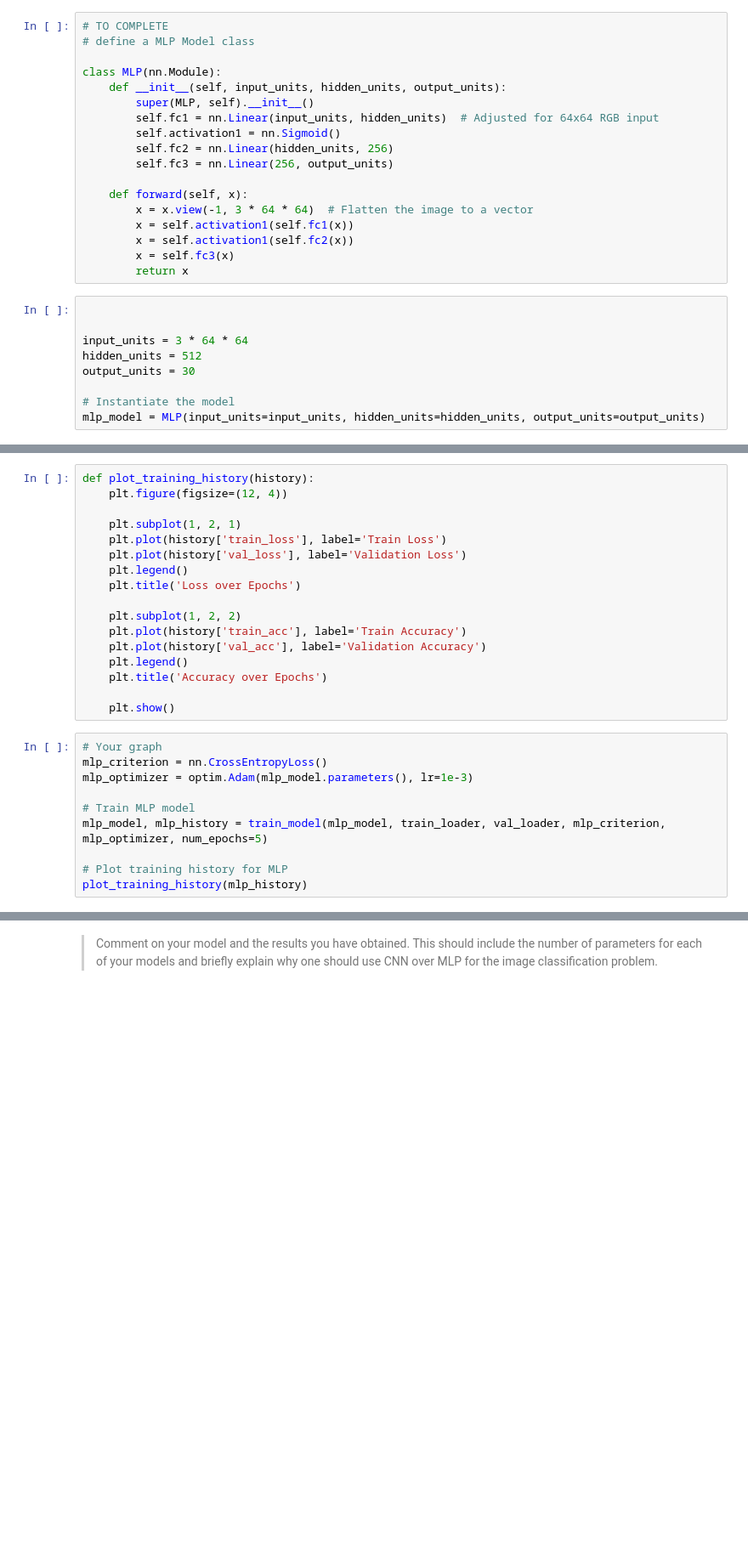
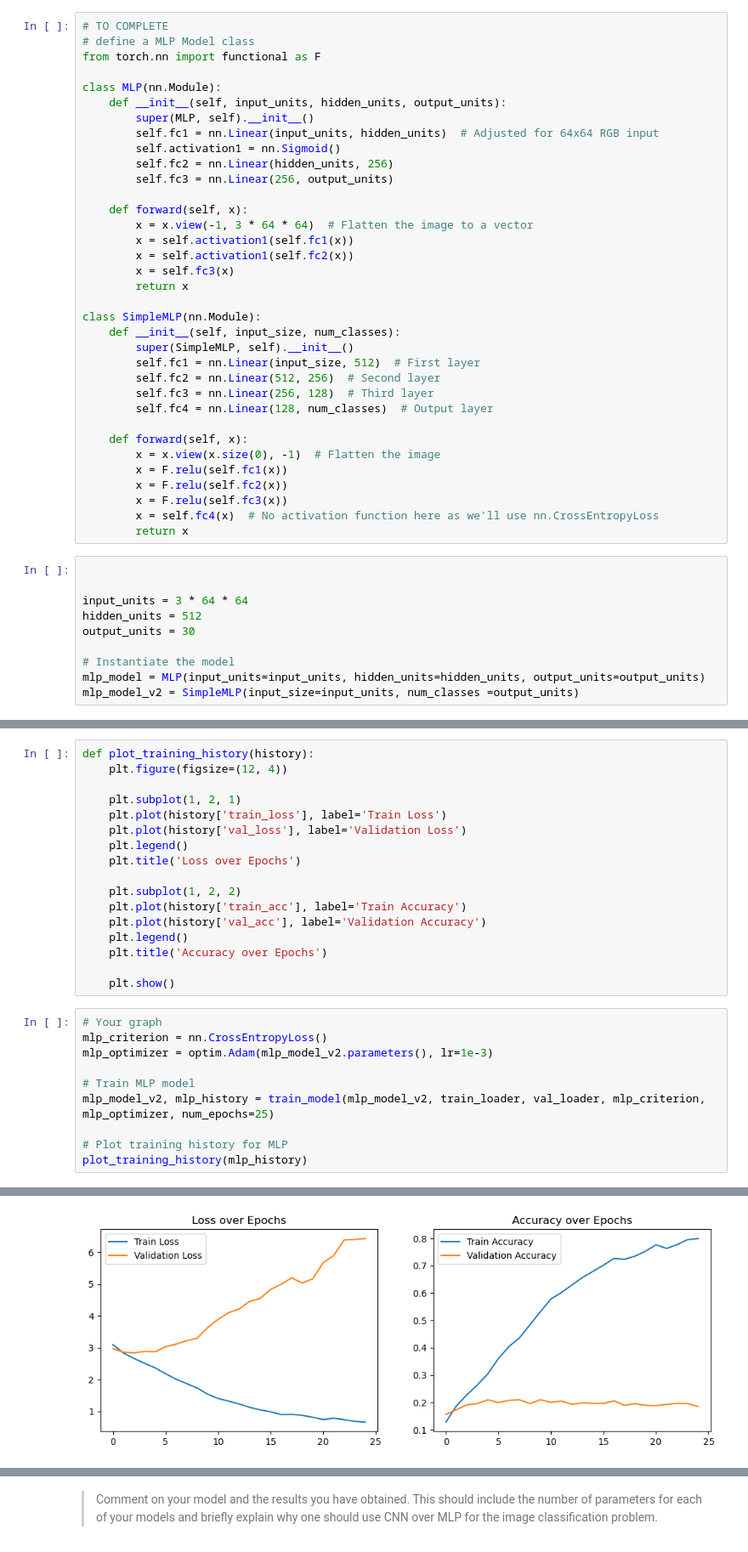
Before and after one commit to assh/dl_assessment2, a Jupyter notebook: COMP5625M_assessment2024_problem.ipynb, the cells around one changed output, grey strips where cells are left out. Shown: that part at 85% size. Drawn from its saved outputs; the diff is of its cells as text; blank space fills up the shorter version.

```diff
--- a/COMP5625M_assessment2024_problem.ipynb
+++ b/COMP5625M_assessment2024_problem.ipynb
@@ -278,6 +286,7 @@ for i, (images) in enumerate(test_loader):
 # %%
 # TO COMPLETE
 # define a MLP Model class
+from torch.nn import functional as F
 
 class MLP(nn.Module):
     def __init__(self, input_units, hidden_units, output_units):
@@ -293,6 +302,22 @@ class MLP(nn.Module):
         x = self.activation1(self.fc2(x))
         x = self.fc3(x)
         return x
+
+class SimpleMLP(nn.Module):
+    def __init__(self, input_size, num_classes):
+        super(SimpleMLP, self).__init__()
+        self.fc1 = nn.Linear(input_size, 512)  # First layer
+        self.fc2 = nn.Linear(512, 256)  # Second layer
+        self.fc3 = nn.Linear(256, 128)  # Third layer
+        self.fc4 = nn.Linear(128, num_classes)  # Output layer
+
+    def forward(self, x):
+        x = x.view(x.size(0), -1)  # Flatten the image
+        x = F.relu(self.fc1(x))
+        x = F.relu(self.fc2(x))
+        x = F.relu(self.fc3(x))
+        x = self.fc4(x)  # No activation function here as we'll use nn.CrossEntropyLoss
+        return x
 # %%
 
 
@@ -302,6 +327,7 @@ output_units = 30
 
 # Instantiate the model
 mlp_model = MLP(input_units=input_units, hidden_units=hidden_units, output_units=output_units)
+mlp_model_v2 = SimpleMLP(input_size=input_units, num_classes =output_units)
 # %% [markdown]
 ### 1.3 Define a CNN model class (6 marks)
 
@@ -456,10 +483,11 @@ def plot_training_history(history):
 # %%
 # Your graph
 mlp_criterion = nn.CrossEntropyLoss()
-mlp_optimizer = optim.Adam(mlp_model.parameters(), lr=1e-3)
+mlp_optimizer = optim.Adam(mlp_model_v2.parameters(), lr=1e-3)
 
 # Train MLP model
-mlp_model, mlp_history = train_model(mlp_model, train_loader, val_loader, mlp_criterion, mlp_optimizer, num_epochs=5)
+mlp_model_v2, mlp_history = train_model(mlp_model_v2, train_loader, val_loader, mlp_criterion, mlp_optimizer, num_epochs=25)
 
 # Plot training history for MLP
 plot_training_history(mlp_history)
+# %% [output]
@@ -466,3 +511,4 @@ plot_training_history(mlp_history)
+[figure, added]
 # %%
 #TO COMPLETE --> Running your CNN model class
 # Do the same for the CNN model with its own criterion and optimizer
```
Also changed, not shown: parts of 22 cells of this notebook, 1 other file.
